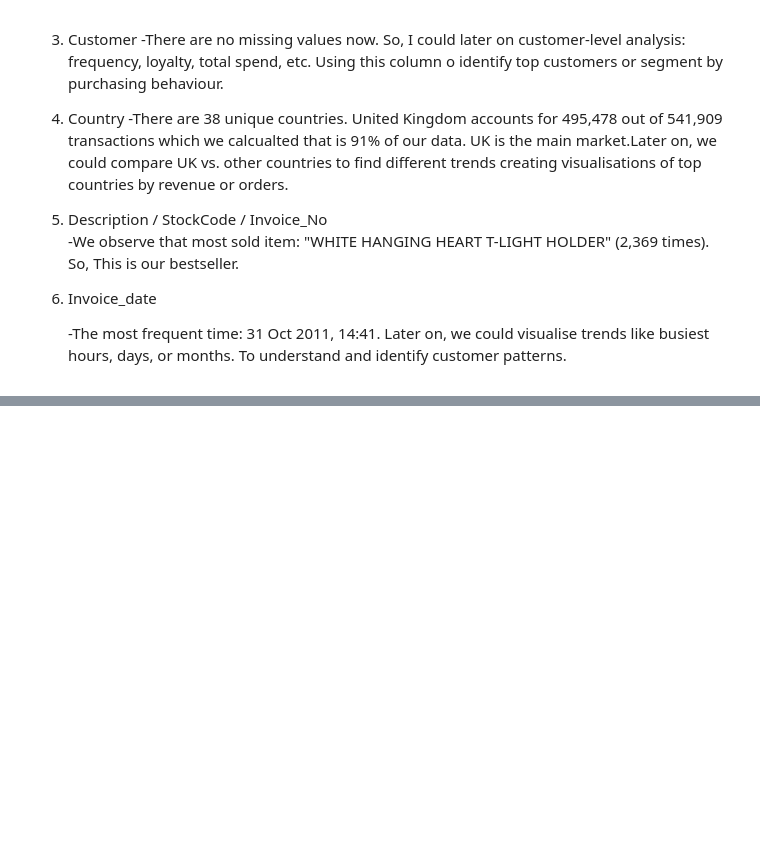
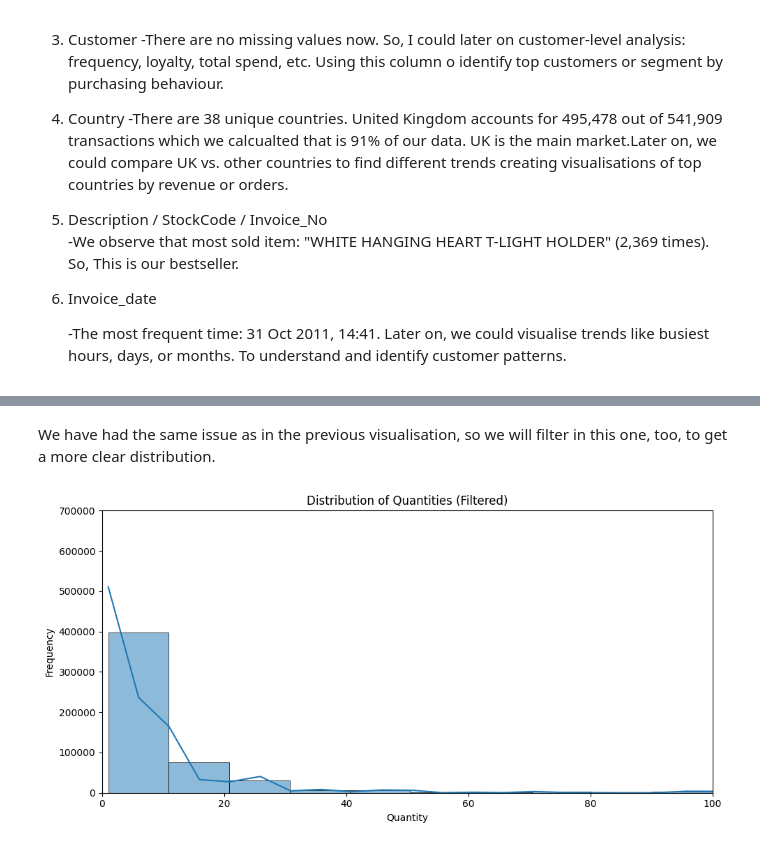
Before and after one commit to Sashafirce/Hyggeland-project-Data-analysis, a Jupyter notebook: jupyter_notebooks/Hyggeland_Data_analysis.ipynb, the cells around one changed output, grey strips where cells are left out. Cells and saved outputs as stored; diff of their text form; code cells hidden in the pictures; blank space fills up the shorter version.

```diff
--- a/jupyter_notebooks/Hyggeland_Data_analysis.ipynb
+++ b/jupyter_notebooks/Hyggeland_Data_analysis.ipynb
@@ -211,0 +265,18 @@ df_full.head()
+# %% [markdown]
+We have had the same issue as in the previous visualisation, so we will filter in this one, too, to get a more clear distribution.
+# %%
+
+# Step 22: Filter to more realistic quantities (e.g. under 1000)
+filtered_df = df_full[df_full['quantity'] < 1000]
+# Step 23: Plot again
+plt.figure(figsize=(10, 5))
+sns.histplot(filtered_df['quantity'], bins=100, kde=True)
+plt.title("Distribution of Quantities (Filtered)")
+plt.xlabel("Quantity")
+plt.xlim(0, 100) # Set x-axis limit to 20
+plt.ylabel("Frequency")
+plt.ylim(0, 700000) # Set y-axis limit to 700000
+plt.tight_layout()
+plt.show()
+# %% [output]
+[figure, added]
```
Also changed, not shown: parts of 13 cells of this notebook, 1 other file.
